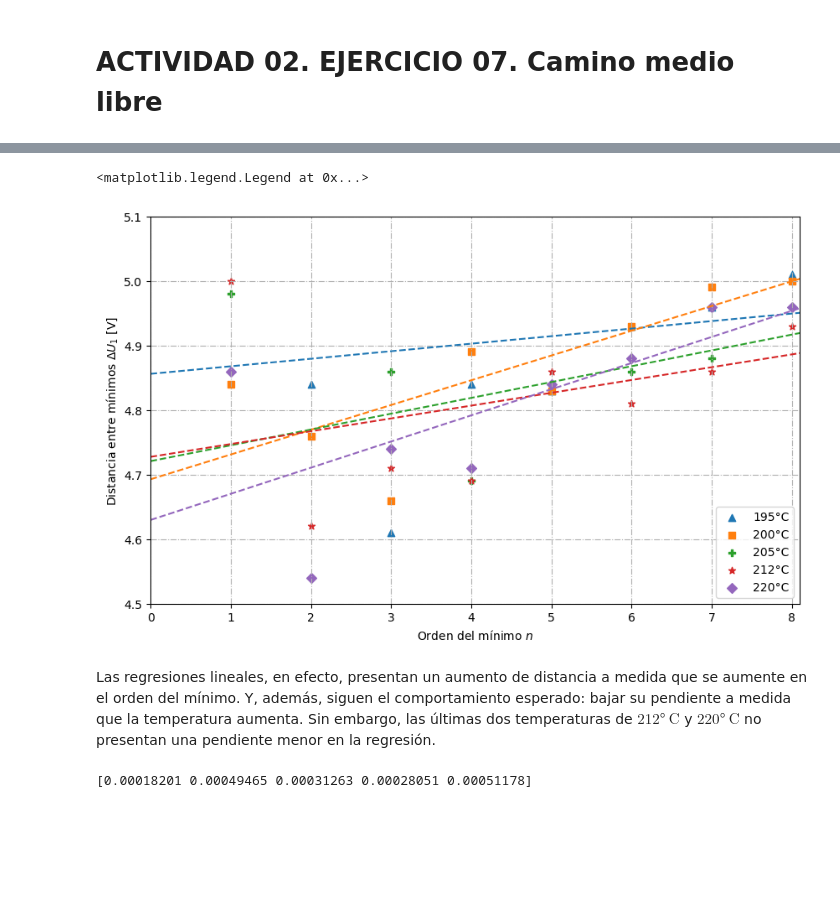
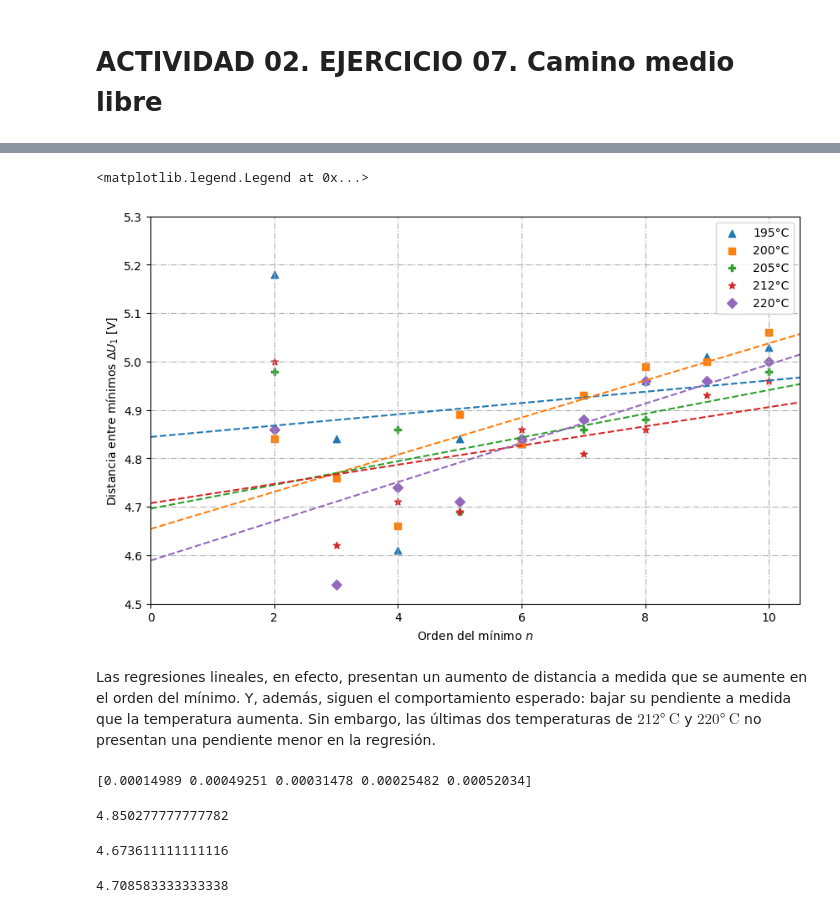
Before and after one commit to jcrojasv1/Lab-Intermedio, a Jupyter notebook: 1. Franck-Hertz/Bitácora/Bitácora 1.ipynb, the cells around one changed output, grey strips where cells are left out. Saved outputs shown, nothing was run; the diff lists cells and outputs as text; code cells hidden in the pictures; blank space fills up the shorter version.

```diff
--- a/1. Franck-Hertz/Bitácora/Bitácora 1.ipynb
+++ b/1. Franck-Hertz/Bitácora/Bitácora 1.ipynb
@@ -668,7 +668,7 @@ interceptos = []
 ax = plt.figure(figsize=(10, 6))
 ax.set
 for i in range(len(deltas_temp)):
-    n = np.array(list(range(1,len(deltas_temp[i])+1)))
+    n = np.array(list(range(1,len(deltas_temp[i])+1))) + np.ones_like(list(range(1,len(deltas_temp[i])+1)))
     nlist.append(n)
     plt.scatter(n,deltas_temp[i],marker=mark[i],label=Temp[i])
 
@@ -677,7 +677,7 @@ plt.ylabel(r"Distancia entre mínimos $\Delta U_1$ [V]" )
 plt.grid(linestyle="-.")
 
 
-x_space = np.linspace(0,9)
+x_space = np.linspace(0,11)
 for i in range(len(deltas_temp)):
     print("Para la regresión de temperatura T="+Temp[i])
     params = utils.linear_w_regression(nlist[i],deltas_temp[i],1*np.ones_like(deltas_temp[i]),uncer_deltas_temp[i])
@@ -686,7 +686,7 @@ for i in range(len(deltas_temp)):
     print(30*"#")
     plt.plot(x_space,params[0]*x_space + params[2],linestyle="--")
 
-plt.axis([0, 8.1, 4.5, 5.1])
+plt.axis([0, 10.5, 4.5, 5.3])
 plt.legend()
 # %% [output]
 Para la regresión de temperatura T=195°C
@@ -711,6 +711,6 @@ b: 4.629722222222228 uncertanty b: 0.010274023338281637
 ##############################
 <matplotlib.legend.Legend at 0x...>
-[figure, old version]
+[figure, new version]
 # %% [markdown]
 Las regresiones lineales, en efecto, presentan un aumento de distancia a medida que se aumente en el orden del mínimo. Y, además, siguen el comportamiento esperado: bajar su pendiente a medida que la temperatura aumenta. Sin embargo, las últimas dos temperaturas de $212°\ \text{C}$ y $220°\ \text{C}$ no presentan una pendiente menor en la regresión.
 # %%
@@ -720,4 +720,16 @@ Ea = 4.67 #eV
 camino_medio_libre = np.array(pendientes)*L/(2*Ea)
 print(camino_medio_libre)
 # %% [output]
-[0.00018201 0.00049465 0.00031263 0.00028051 0.00051178]
+[0.00014989 0.00049251 0.00031478 0.00025482 0.00052034]
+# %%
+pendientes[0]*0.5 +interceptos[0]
+# %% [output]
+4.850277777777782
+# %%
+pendientes[1]*0.5 + interceptos[1]
+# %% [output]
+4.673611111111116
+# %%
+pendientes[2]*0.5 + interceptos[2]
+# %% [output]
+4.708583333333338
```
Also changed, not shown: parts of 3 cells of this notebook.
